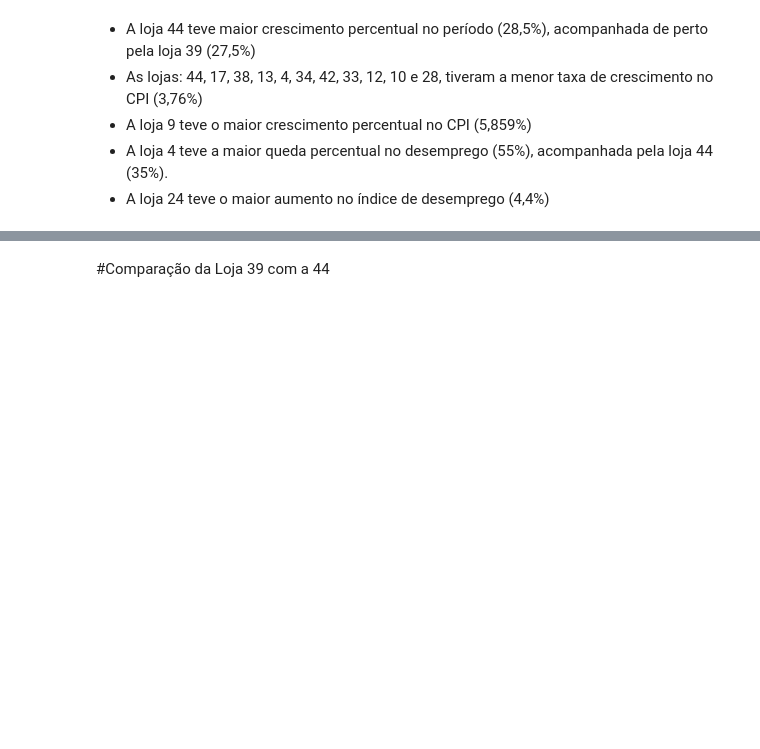
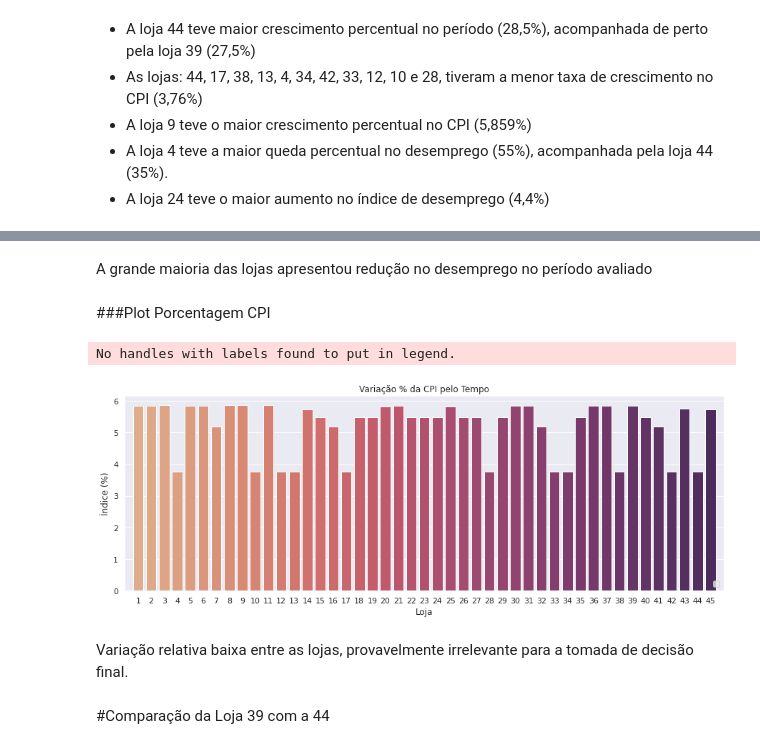
Before and after one commit to Felipe-Bach/Analise_Walmart, a Jupyter notebook: Análise_Investimento_Lojas_Walmart.ipynb, the cells around one changed output, grey strips where cells are left out. Saved outputs shown, nothing was run; the diff lists cells and outputs as text; code cells hidden in the pictures; blank space fills up the shorter version.

```diff
--- a/Análise_Investimento_Lojas_Walmart.ipynb
+++ b/Análise_Investimento_Lojas_Walmart.ipynb
@@ -336,3 +364,20 @@ df_grow
+# %% [markdown]
+A grande maioria das lojas apresentou redução no desemprego no período avaliado
+# %% [markdown]
+###Plot Porcentagem CPI
+# %%
+f, ax = plt.subplots(figsize=(15, 5))
+sns.barplot(y="CPI", x=df_grow.index, data=df_grow, palette="flare", order=df_grow.index)
+
+
+ax.legend(ncol=2, loc="lower right", frameon=True)
+ax.set(xlim=(-1,45), ylabel="Índice (%)", xlabel="Loja", title= "Variação % da CPI pelo Tempo")
+sns.despine(left=True, bottom=True)
+# %% [output]
+No handles with labels found to put in legend.
+[figure, added]
+# %% [markdown]
+Variação relativa baixa entre as lojas, provavelmente irrelevante para a tomada de decisão final.
 # %% [markdown]
 #Comparação da Loja 39 com a 44
 # %% [markdown]
```
Also changed, not shown: parts of 5 cells of this notebook.
